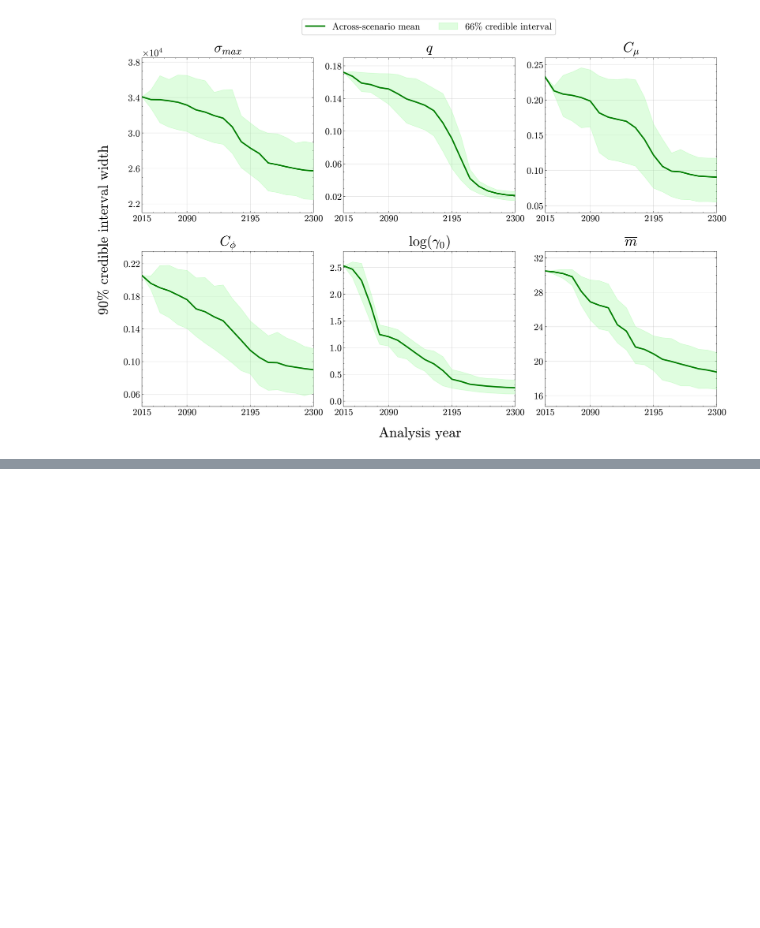
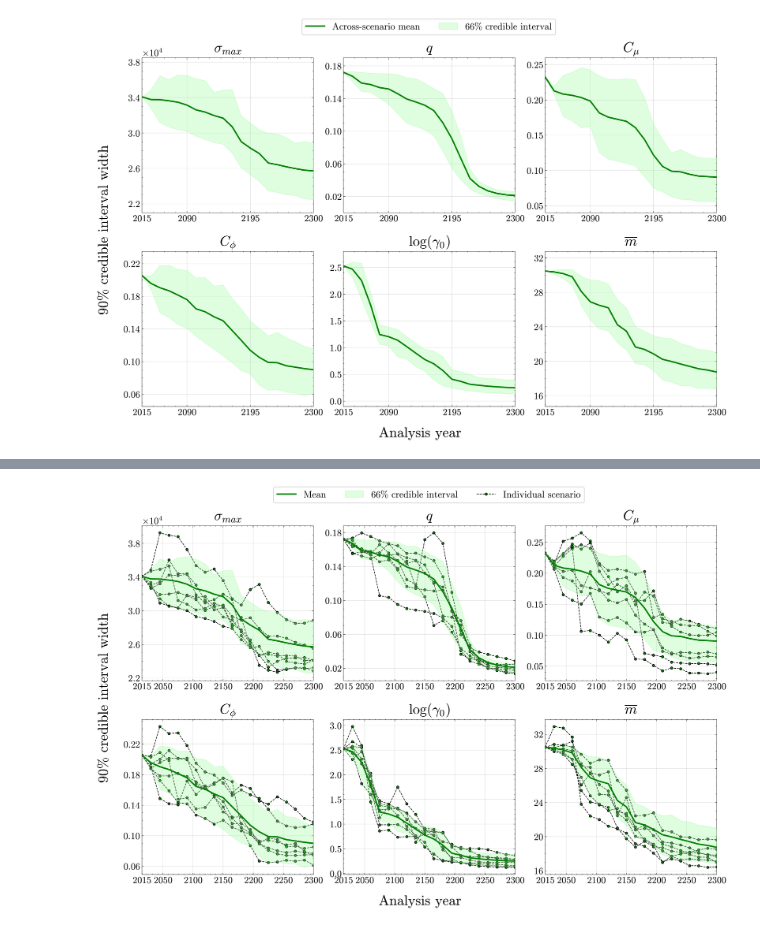
Before and after one commit to zlzerbe/Amery_Future_Learning_Study, a Jupyter notebook: Plotting_Notebooks/Parametric_Learning_Plots.ipynb, the cells around one changed output, grey strips where cells are left out. Saved outputs shown, nothing was run; the diff lists cells and outputs as text; code cells hidden in the pictures; blank space fills up the shorter version.

```diff
--- a/Plotting_Notebooks/Parametric_Learning_Plots.ipynb
+++ b/Plotting_Notebooks/Parametric_Learning_Plots.ipynb
@@ -214,0 +256,80 @@ made it past main loop
+# %%
+output_file_name = "Plots/Parametric_Learning_Plots/parametric_learning_with_trajectories.pdf"
+
+title_dict = Dict([
+            1 => L"\sigma_{max}", 2 => L"q" , 3 => L"C_{\mu}" ,
+            4 => L"C_{\phi}", 5 => L"\log(\gamma_0)", 6 => L"\overline{m}" ])
+
+tick_dict  = Dict(1=>[22000,26000,30000,34000,38000],
+                  2=>[0.02,0.06,0.10,0.14,0.18],
+                  3=>[0.05,0.10,0.15,0.20,0.25],
+                  4=>[0.06,0.10,0.14,0.18,0.22],
+                  5=>[0.0,0.5,1.0,1.5,2.0,2.5,3.0],
+                  6=>[16,20,24,28,32])
+
+ylim_dict = Dict([1 => [2.1e4,3.85e4],
+                  2 => [0.00,0.19],
+                  3 => [0.04,0.26],
+                  4 => [0.045,0.235],
+                  5 => [-0.1,2.8],
+                  6 => [14.75,32.75]])
+
+selections = [13,26,39,44,49,70,78]
+
+fig, ax = PyPlot.subplots(nrows=2, ncols=3, figsize=(18, 11), dpi=300,
+                     gridspec_kw=Dict("height_ratios"=> [1, 1], "width_ratios" => [1, 1, 1],
+                                    "wspace"=> 0.175, "hspace"=> 0.25))
+FONTSIZE=20.5
+
+#Plot each parameter's average learning across all the trajectories
+for i in 1:2
+    for j in 1:3
+        var_idx = tuple_to_idx(i,j)
+
+        current = total_widths[:,:,var_idx]
+        mean_widths = vec(mean(current, dims=1))
+        all_widths = vcat([present_day_widths[var_idx]], mean_widths)
+        upper = un_cred_int_66_up_low[:,var_idx,1]
+        lower = un_cred_int_66_up_low[:,var_idx,2]
+        upper = vcat([present_day_widths[var_idx]], upper)
+        lower = vcat([present_day_widths[var_idx]], lower)
+        println("made it here")
+        ax[i,j].plot(sorted_keys, all_widths, color="green",lw=2.5,label="Mean", zorder = 601)
+        ax[i,j].fill_between(sorted_keys, upper, lower, color="palegreen",alpha = 0.3, label="66% credible interval",zorder = 600)
+        println("made it here 2")
+        # vcat([present_day_widths[var_idx]], total_widths[iter, :, var_idx])
+        for iter in selections
+            ax[i,j].plot(sorted_keys,vcat([present_day_widths[var_idx]], total_widths[iter, :, var_idx]) , marker = "o", markersize= 4,
+                        label = iter == selections[1] ? "Individual scenario" : "_nolegend_",ls="dashed",
+                        color = "black", markerfacecolor="green")
+        end
+
+        ax[i,j].set_title(title_dict[var_idx],fontsize=1.2*FONTSIZE, pad=10)
+        ax[i,j].ticklabel_format(style="sci", scilimits=(-2,4), useMathText=true)
+        ax[i,j].tick_params(axis="both", which="major", labelsize=FONTSIZE*0.8)
+        ax[i,j].xaxis.offsetText.set_fontsize(FONTSIZE*0.8)
+        ax[i,j].yaxis.offsetText.set_fontsize(FONTSIZE*0.8)
+        ax[i,j].set_yticks(tick_dict[var_idx])
+        ax[i,j].set_xticks([2015,2050,2100,2150,2200,2250,2300])
+        #ax[i,j].set_ylim(ylim_dict[var_idx])
+        ax[i,j].set_xlim([2015,2300])
+        # ax[i,j].locator_params(tight=true, nbins=6)
+        ax[i,j].grid(true, alpha=0.5, zorder=1)
+
+    end
+end
+
+handles, labels = ax[1,1].get_legend_handles_labels()
+n = length(handles)
+desired_indices = filter(i -> 1 ≤ i ≤ n, [1,2,3])
+sorted_handles = [handles[i] for i in desired_indices]
+sorted_labels = [labels[i] for i in desired_indices]
+fig.legend(sorted_handles, sorted_labels, loc="lower center", ncol=3, fontsize=0.8*FONTSIZE,
+           bbox_to_anchor=(0.512, 0.92), bbox_transform=PyPlot.gcf().transFigure,
+           frameon="True", framealpha=1)
+
+fig.supxlabel("Analysis year", fontsize=FONTSIZE*1.2, y=0.036)
+fig.supylabel("90% credible interval width", fontsize=FONTSIZE*1.2, x=0.066)
+
+#plt.savefig(output_file_name)
+# %% [output]
@@ -214,0 +348 @@ made it past main loop
+[figure, added]
```
Also changed, not shown: parts of 7 cells of this notebook, 10 other files.
